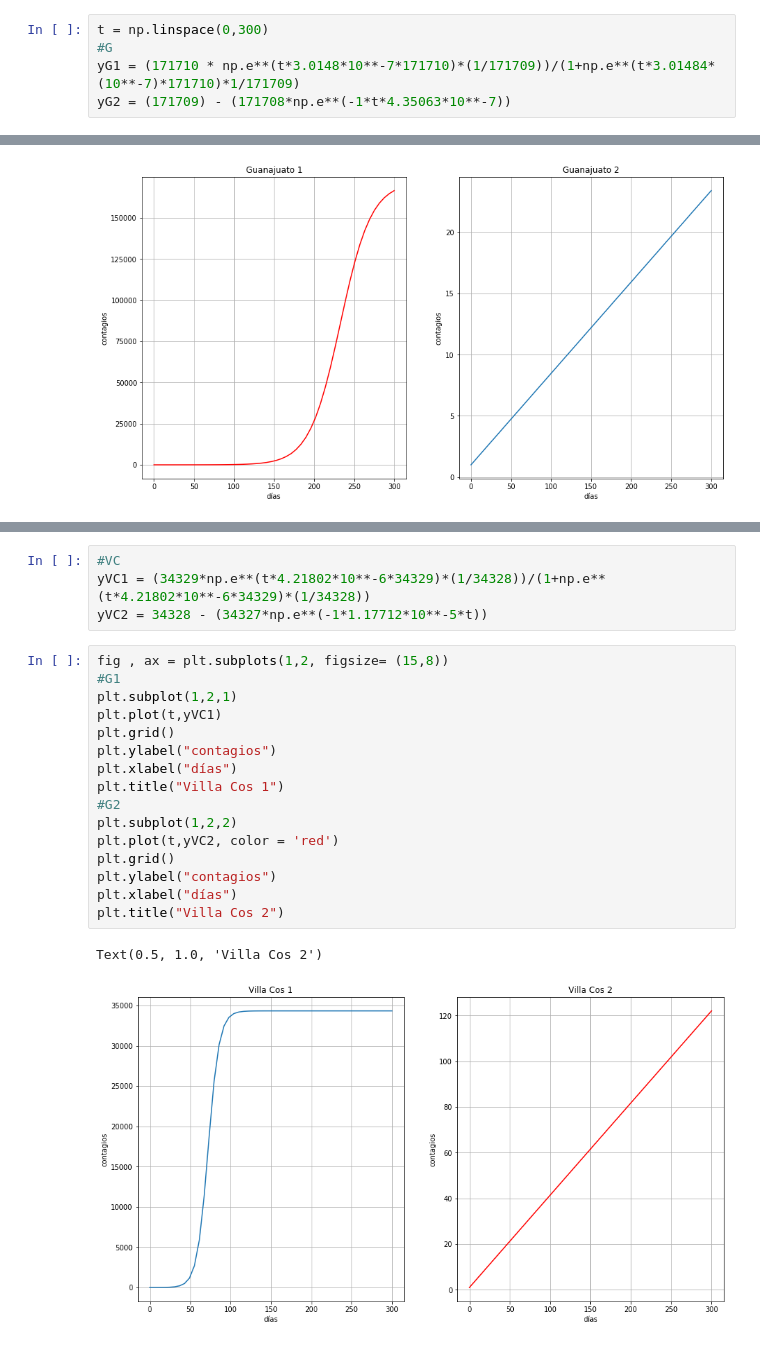
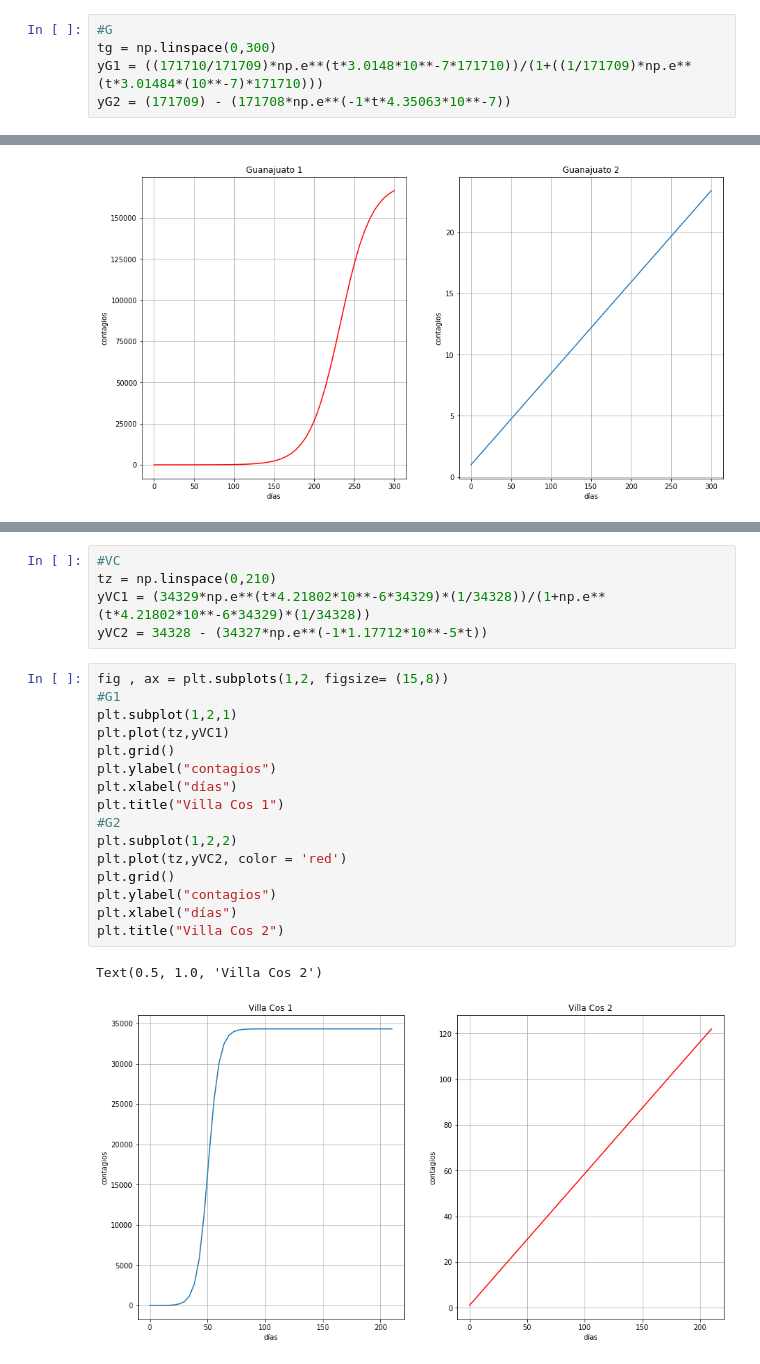
Before and after one commit to catlikeflyer-itc/covid19propagation, a Jupyter notebook: report2.ipynb, the cells around one changed output, grey strips where cells are left out. Cells and saved outputs as stored; diff of their text form.

```diff
--- a/report2.ipynb
+++ b/report2.ipynb
@@ -328,9 +329,9 @@ $x(t)=34328-(34327)e^{-(1.17712\times10^{-5})t}$
 import matplotlib.pyplot as plt
 import numpy as np
 # %%
-t = np.linspace(0,300)
 #G
-yG1 = (171710 * np.e**(t*3.0148*10**-7*171710)*(1/171709))/(1+np.e**(t*3.01484*(10**-7)*171710)*1/171709)
+tg = np.linspace(0,300)
+yG1 = ((171710/171709)*np.e**(t*3.0148*10**-7*171710))/(1+((1/171709)*np.e**(t*3.01484*(10**-7)*171710)))
 yG2 = (171709) - (171708*np.e**(-1*t*4.35063*10**-7))
 # %%
 fig , ax= plt.subplots(1,2, figsize= (15,8))
@@ -380,24 +386,25 @@ Text(0.5, 1.0, 'Metepec 2')
 <img src = "GraphxMunicipio/metepec.jpg" width = 900px height = 600px>
 # %%
 #VC
+tz = np.linspace(0,210)
 yVC1 = (34329*np.e**(t*4.21802*10**-6*34329)*(1/34328))/(1+np.e**(t*4.21802*10**-6*34329)*(1/34328))
 yVC2 = 34328 - (34327*np.e**(-1*1.17712*10**-5*t))
 # %%
 fig , ax = plt.subplots(1,2, figsize= (15,8))
 #G1
 plt.subplot(1,2,1)
-plt.plot(t,yVC1)
+plt.plot(tz,yVC1)
 plt.grid()
 plt.ylabel("contagios")
 plt.xlabel("días")
 plt.title("Villa Cos 1")
 #G2
 plt.subplot(1,2,2)
-plt.plot(t,yVC2, color = 'red')
+plt.plot(tz,yVC2, color = 'red')
 plt.grid()
 plt.ylabel("contagios")
 plt.xlabel("días")
 plt.title("Villa Cos 2")
 # %% [output]
 Text(0.5, 1.0, 'Villa Cos 2')
-[figure, old version]
+[figure, new version]
```
Also changed, not shown: parts of 7 cells of this notebook, 3 other files.
